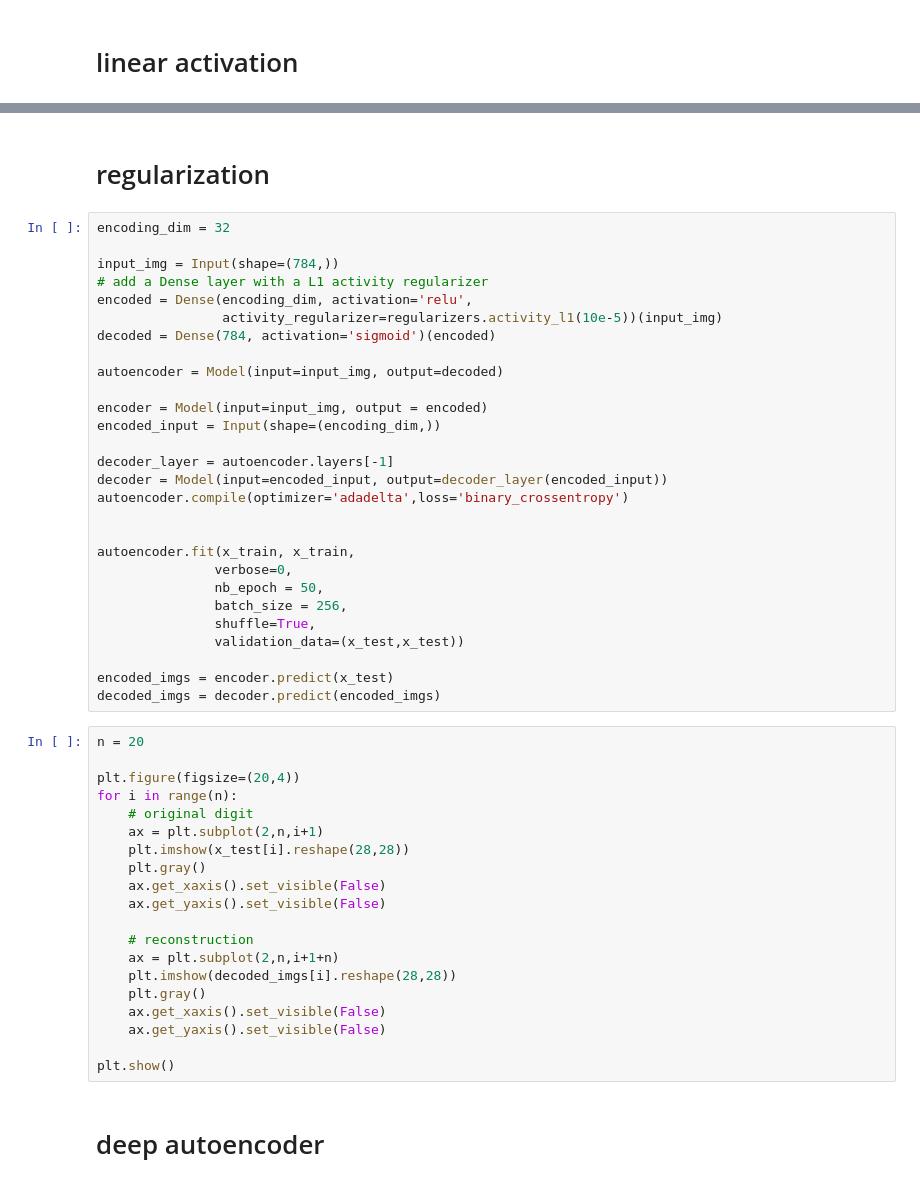
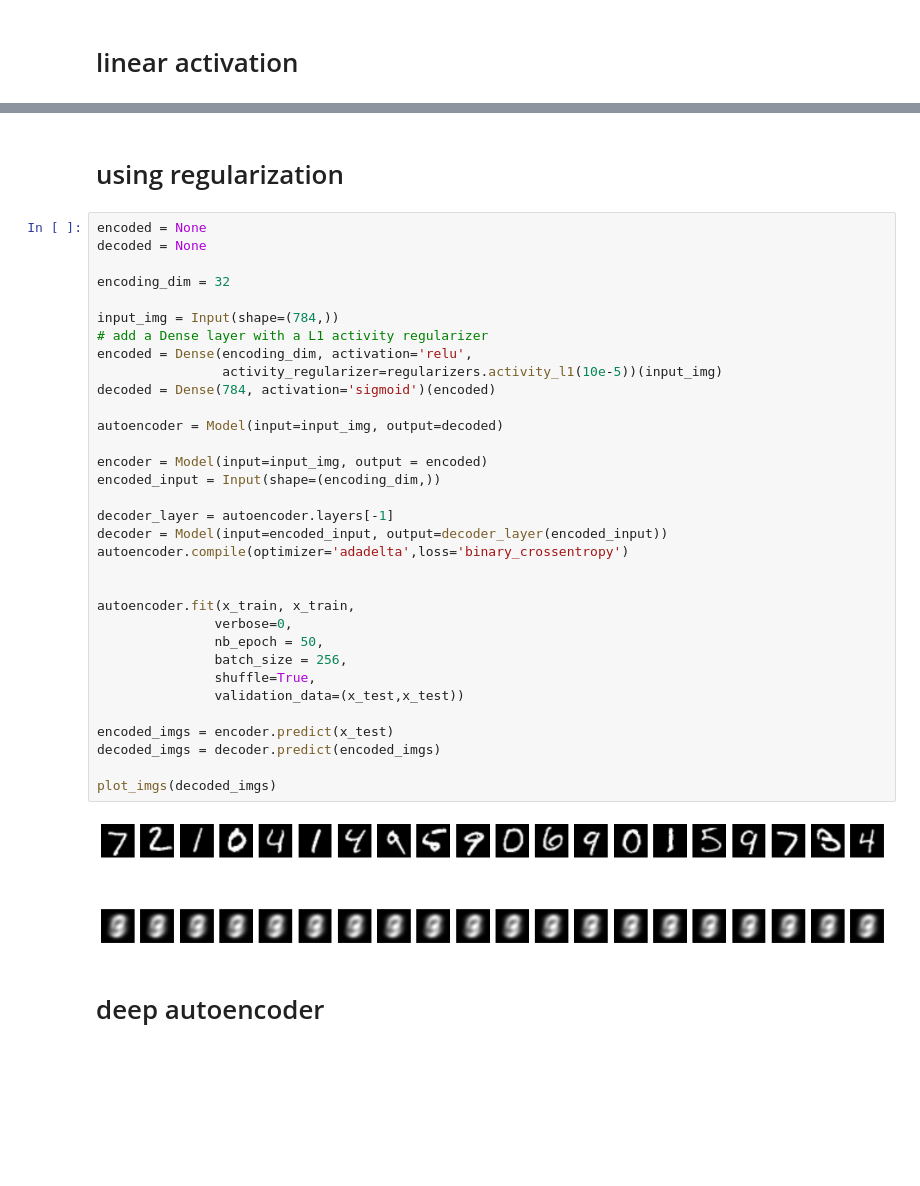
Before and after one commit to queirozfcom/auto-tagger, a Jupyter notebook: notebooks/Sandbox/Building_Autoencoders_in_Keras.ipynb, the cells around one changed output, grey strips where cells are left out. Drawn from its saved outputs; the diff is of its cells as text; blank space fills up the shorter version.

```diff
--- a/notebooks/Sandbox/Building_Autoencoders_in_Keras.ipynb
+++ b/notebooks/Sandbox/Building_Autoencoders_in_Keras.ipynb
@@ -114,53 +123,40 @@ plt.show()
 # %% [markdown]
-# regularization
+# using regularization
 # %%
+encoded = None
+decoded = None
+
 encoding_dim = 32
 
 input_img = Input(shape=(784,))
 # add a Dense layer with a L1 activity regularizer
 encoded = Dense(encoding_dim, activation='relu',
                 activity_regularizer=regularizers.activity_l1(10e-5))(input_img)
 decoded = Dense(784, activation='sigmoid')(encoded)
 
 autoencoder = Model(input=input_img, output=decoded)
 
 encoder = Model(input=input_img, output = encoded)
 encoded_input = Input(shape=(encoding_dim,))
 
 decoder_layer = autoencoder.layers[-1]
 decoder = Model(input=encoded_input, output=decoder_layer(encoded_input))
 autoencoder.compile(optimizer='adadelta',loss='binary_crossentropy')
 
 
 autoencoder.fit(x_train, x_train,
                verbose=0,
                nb_epoch = 50,
                batch_size = 256,
                shuffle=True,
                validation_data=(x_test,x_test))
 
 encoded_imgs = encoder.predict(x_test)
 decoded_imgs = decoder.predict(encoded_imgs)
+
+plot_imgs(decoded_imgs)
+# %% [output]
+[figure, added]
-# %%
-n = 20
-
-plt.figure(figsize=(20,4))
-for i in range(n):
-    # original digit
-    ax = plt.subplot(2,n,i+1)
-    plt.imshow(x_test[i].reshape(28,28))
-    plt.gray()
-    ax.get_xaxis().set_visible(False)
-    ax.get_yaxis().set_visible(False)
-
-    # reconstruction
-    ax = plt.subplot(2,n,i+1+n)
-    plt.imshow(decoded_imgs[i].reshape(28,28))
-    plt.gray()
-    ax.get_xaxis().set_visible(False)
-    ax.get_yaxis().set_visible(False)
-
-plt.show()
 # %% [markdown]
 # deep autoencoder
 # %%
```
Also changed, not shown: parts of 10 cells of this notebook.
